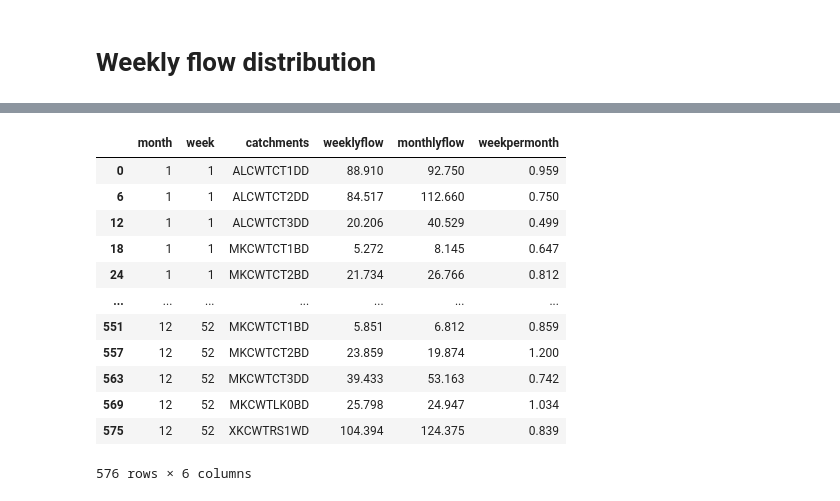
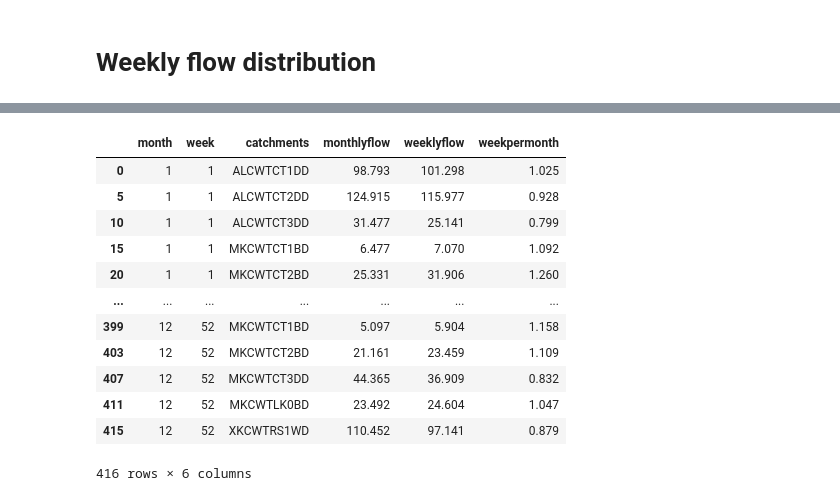
Before and after one commit to KTH-dESA/Drin_Water_Energy_Nexus_Model, a Jupyter notebook: Drin project - hourly data processing to get the weekly distributions 20201023.ipynb, the cells around one changed output, grey strips where cells are left out. Drawn from its saved outputs; the diff is of its cells as text; code cells hidden in the pictures.

```diff
--- a/Drin project - hourly data processing to get the weekly distributions 20201023.ipynb
+++ b/Drin project - hourly data processing to get the weekly distributions 20201023.ipynb
@@ -262,0 +403,2 @@ Indexing with multiple keys (implicitly converted to a tuple of keys) will be de
+# %%
+monthlyflow_merged = pd.merge(monthlyflow, monthsweeks, on='month')
@@ -263,7 +425,7 @@ Indexing with multiple keys (implicitly converted to a tuple of keys) will be de
 # %%
-monthlyflow_melted = pd.melt(monthlyflow, id_vars=['month'],
+monthlyflow_melted = pd.melt(monthlyflow_merged, id_vars=['month','week'],
                      var_name='catchments', value_name='monthlyflow')
 # %%
-weeklyflow_melted.sort_values(['month', 'catchments'], inplace=True)
+monthlyflow_melted.sort_values(['month', 'catchments'], inplace=True)
 monthlyflow_melted
 # %% [output]
@@ -284,0 +445,4 @@ dff = pd.merge(weeklyflow_melted, monthlyflow_melted, on=['month','catchments'])
+# %%
+dff = pd.merge(monthlyflow_melted, weeklyflow_melted, on=['week','catchments'])
+dff.drop('month_y', axis=1, inplace=True)
+dff.rename({'month_x':'month'}, axis=1, inplace=True)
@@ -285,22 +456,22 @@ dff = pd.merge(weeklyflow_melted, monthlyflow_melted, on=['month','catchments'])
 # %%
-dff.sort_values(['month','week'], inplace=True)
+dff.sort_values(['month','week','catchments'], inplace=True)
 
 dff['weekpermonth']=dff['weeklyflow']/dff['monthlyflow']
 dff.round(3)
 # %% [output]
-|  | month | week | catchments | weeklyflow | monthlyflow | weekpermonth |
-| 0 | 1 | 1 | ALCWTCT1DD | 88.910 | 92.750 | 0.959 |
-| 6 | 1 | 1 | ALCWTCT2DD | 84.517 | 112.660 | 0.750 |
-| 12 | 1 | 1 | ALCWTCT3DD | 20.206 | 40.529 | 0.499 |
-| 18 | 1 | 1 | MKCWTCT1BD | 5.272 | 8.145 | 0.647 |
-| 24 | 1 | 1 | MKCWTCT2BD | 21.734 | 26.766 | 0.812 |
+|  | month | week | catchments | monthlyflow | weeklyflow | weekpermonth |
+| 0 | 1 | 1 | ALCWTCT1DD | 98.793 | 101.298 | 1.025 |
+| 5 | 1 | 1 | ALCWTCT2DD | 124.915 | 115.977 | 0.928 |
+| 10 | 1 | 1 | ALCWTCT3DD | 31.477 | 25.141 | 0.799 |
+| 15 | 1 | 1 | MKCWTCT1BD | 6.477 | 7.070 | 1.092 |
+| 20 | 1 | 1 | MKCWTCT2BD | 25.331 | 31.906 | 1.260 |
 | ... | ... | ... | ... | ... | ... | ... |
-| 551 | 12 | 52 | MKCWTCT1BD | 5.851 | 6.812 | 0.859 |
-| 557 | 12 | 52 | MKCWTCT2BD | 23.859 | 19.874 | 1.200 |
-| 563 | 12 | 52 | MKCWTCT3DD | 39.433 | 53.163 | 0.742 |
-| 569 | 12 | 52 | MKCWTLK0BD | 25.798 | 24.947 | 1.034 |
-| 575 | 12 | 52 | XKCWTRS1WD | 104.394 | 124.375 | 0.839 |
+| 399 | 12 | 52 | MKCWTCT1BD | 5.097 | 5.904 | 1.158 |
+| 403 | 12 | 52 | MKCWTCT2BD | 21.161 | 23.459 | 1.109 |
+| 407 | 12 | 52 | MKCWTCT3DD | 44.365 | 36.909 | 0.832 |
+| 411 | 12 | 52 | MKCWTLK0BD | 23.492 | 24.604 | 1.047 |
+| 415 | 12 | 52 | XKCWTRS1WD | 110.452 | 97.141 | 0.879 |
-576 rows × 6 columns
+416 rows × 6 columns
 # %%
 
 #dff.loc[(dff['month']==12)&(dff['catchment']=='Fierz_CT')]['weekpermonth'].sum()
```
Also changed, not shown: parts of 29 cells of this notebook, 50 other files.
